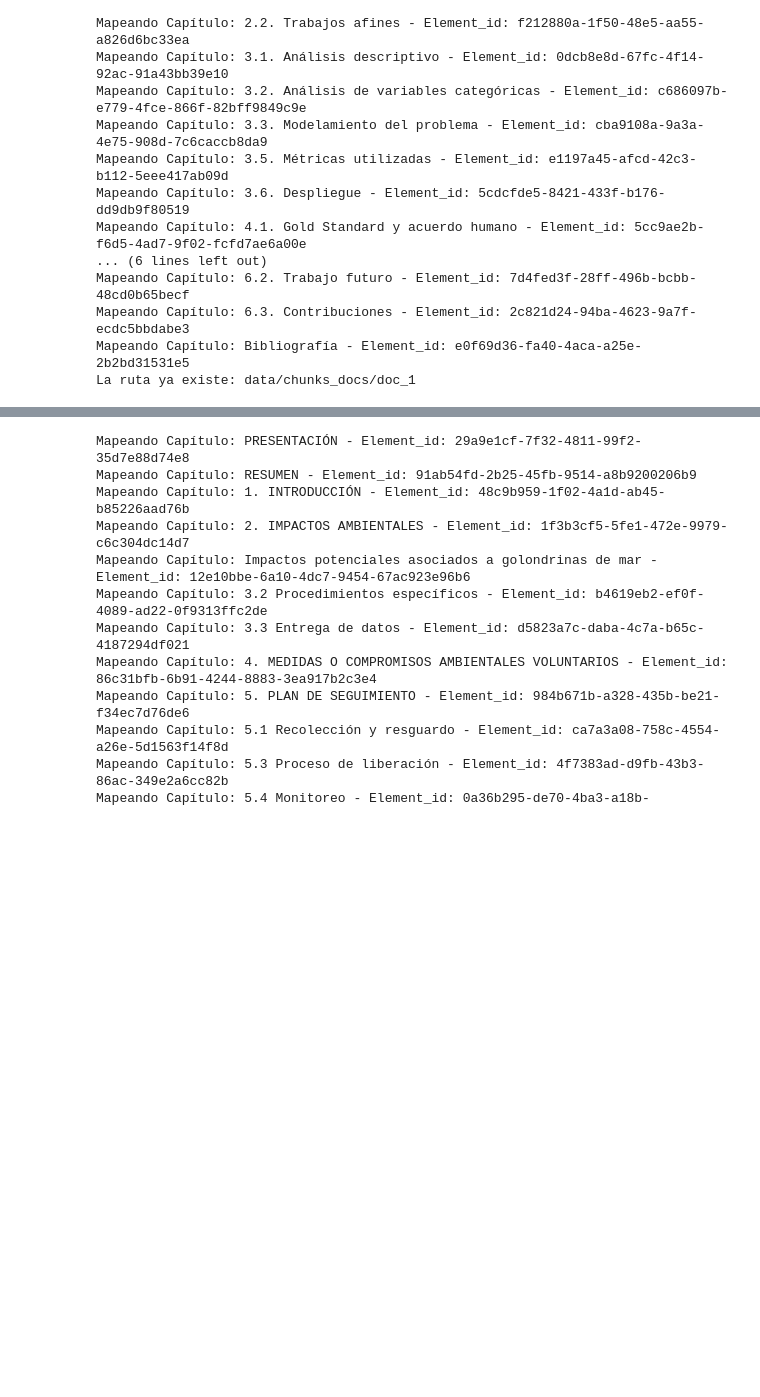
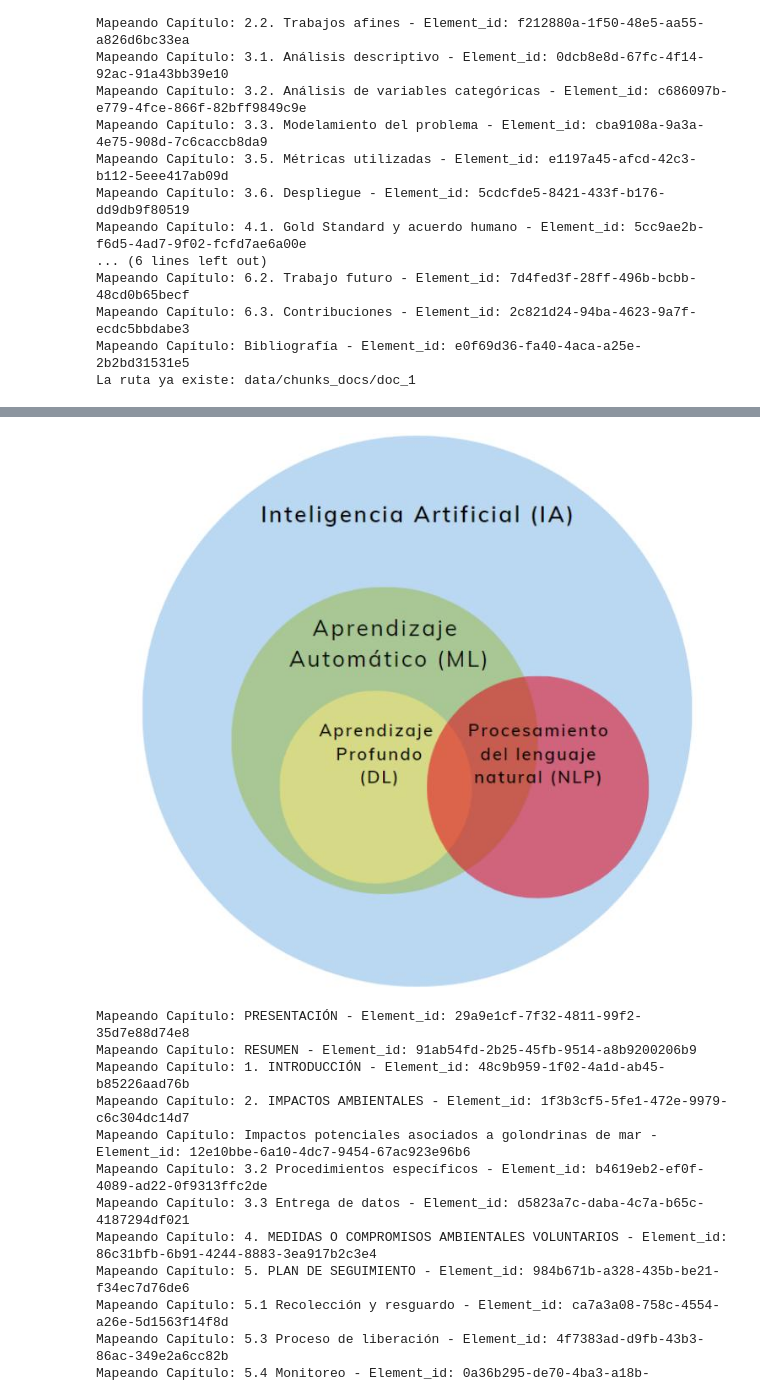
Before and after one commit to FelipeAriasT/RAG_LC, a Jupyter notebook: P1_Lector_Archivos.ipynb, the cells around one changed output, grey strips where cells are left out. Drawn from its saved outputs; the diff is of its cells as text; code cells hidden in the pictures; blank space fills up the shorter version.

```diff
--- a/P1_Lector_Archivos.ipynb
+++ b/P1_Lector_Archivos.ipynb
@@ -115,3 +191,7 @@ La ruta ya existe: data/chunks_docs/doc_1
+# %%
+ur.display_base64_image(images_b64_chunks_1[2]['images_b64'])
+# %% [output]
+[figure, added]
 # %%
 text_chunks_2, tables_html_chunks_2, images_b64_chunks_2 = ur.extract_text_with_page_mapping_v2(chunks_docs_2,chapters_2,chapter_ids_2,'doc_2',min_page_number=7,save=True)
 # %% [output]
```
Also changed, not shown: parts of 37 cells of this notebook, 18 other files.
